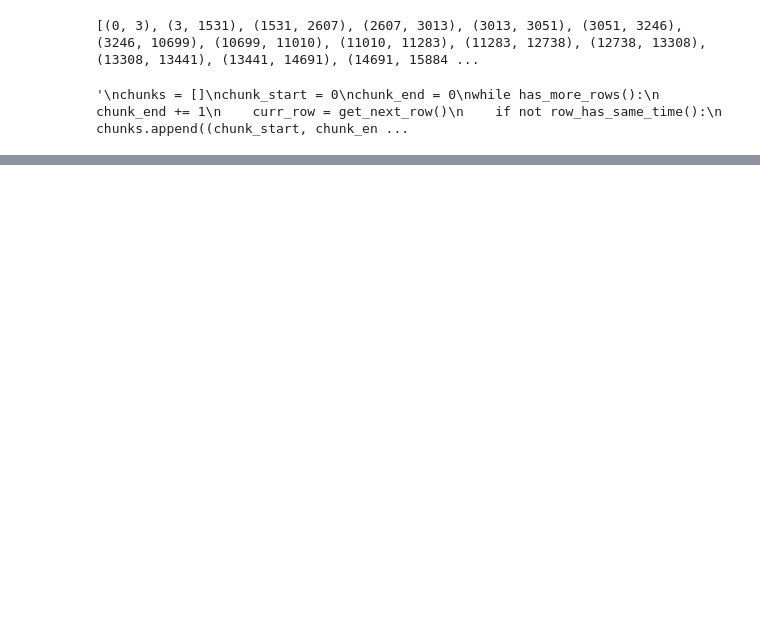
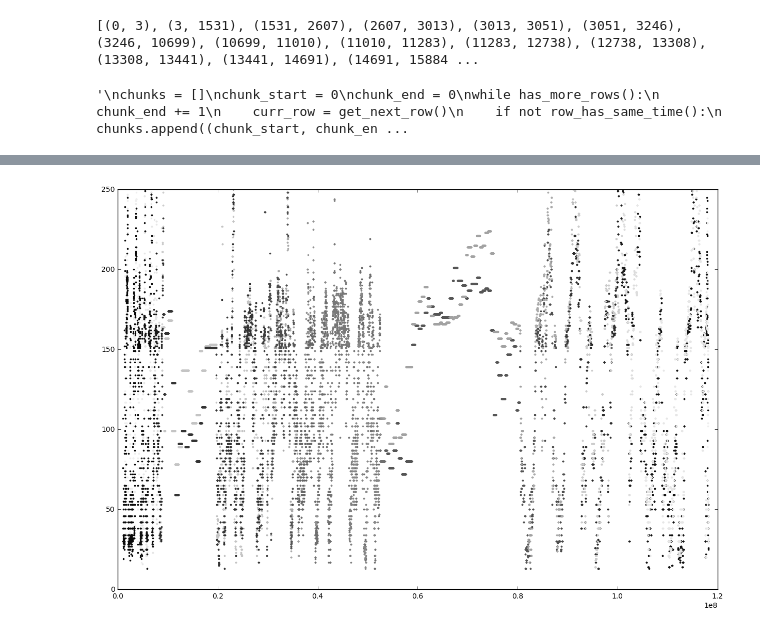
Before and after one commit to curiousest/predict-AQI, a Jupyter notebook: predict_aqi/notebooks/data_cleaning_multi_city.ipynb, the cells around one changed output, grey strips where cells are left out. Saved outputs shown, nothing was run; the diff lists cells and outputs as text; code cells hidden in the pictures; blank space fills up the shorter version.

Commit message:
Cleaning multi-city data almost done.

```diff
--- a/predict_aqi/notebooks/data_cleaning_multi_city.ipynb
+++ b/predict_aqi/notebooks/data_cleaning_multi_city.ipynb
@@ -169,21 +167,18 @@ def generate_data_graph(dfs, axis_range=None):
     plt.axis(axis_range)
     for index, df in enumerate(dfs):
         plt.scatter(
-            df['id'],
-            df['aqi'],
-            label="cleaned aqi over time",
-            color=str(index / len(dfs)),
+            df['city_1_id'],
+            df['city_1_aqi'],
+            label="city 1 cleaned aqi over time",
+            color=str((len(dfs) - index) / (len(dfs) + 1)),
+            s=2, lw=1
+        )
+        plt.scatter(
+            df['city_2_id'],
+            df['city_2_aqi'],
+            label="city 2 cleaned aqi over time",
+            color=str(index / (len(dfs) + 1)),
             s=2, lw=1
         )
     #plt.legend(loc=6, bbox_to_anchor=(0, 0.3))
     #plt.suptitle("Absolute AQI error on predictions for the next 24 hours", fontsize=20)
-# %%
-for airlocation_id in some_airlocation_ids[0:5]:
-    df, input_columns, output_columns = load_data_for_airlocation(airlocation_id)
-
-    df['all_input_equal'] = df[input_columns].apply(lambda x: len(set(x)) < 3, axis=1)
-
-    print(df.count()[0])
-    print(df[df['all_input_equal'] == False].count()[0])
-
-    generate_data_graph([df[df['all_input_equal'] == False]], [0.0, 120000000.0, 0.0, 250.0])
@@ -212,0 +185,4 @@ Loading Yongzhou, China
+# %%
+generate_data_graph([df[i:j] for i, j in continuous_time_series], [0.0, 120000000.0, 0.0, 250.0])
+# %% [output]
+[figure, added]
```
Also changed, not shown: parts of 4 cells of this notebook, 1 other file.
